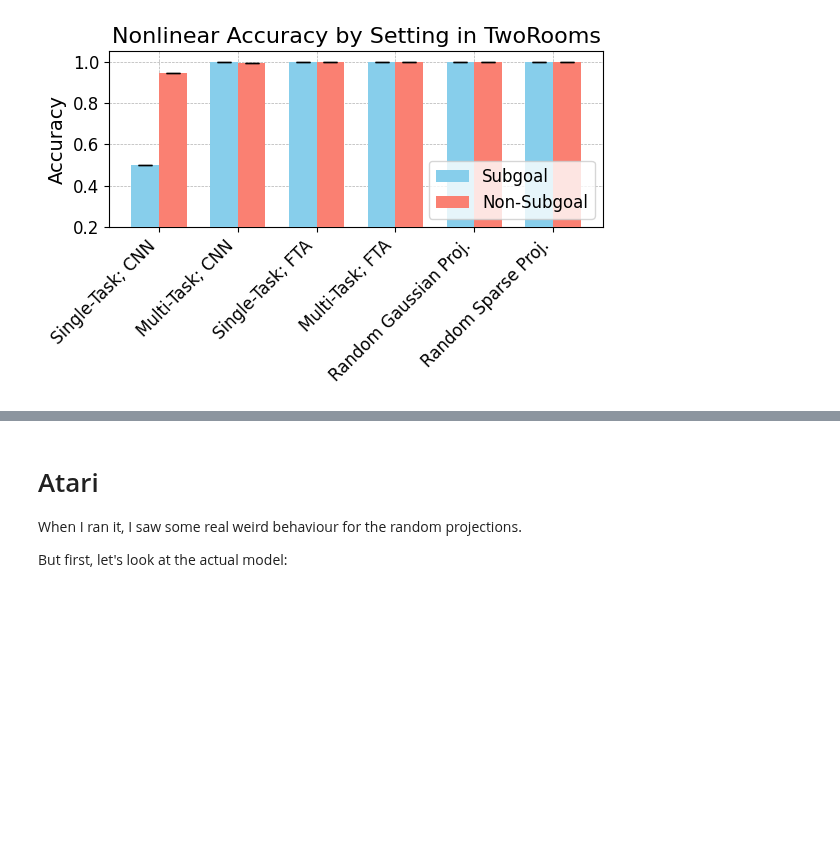
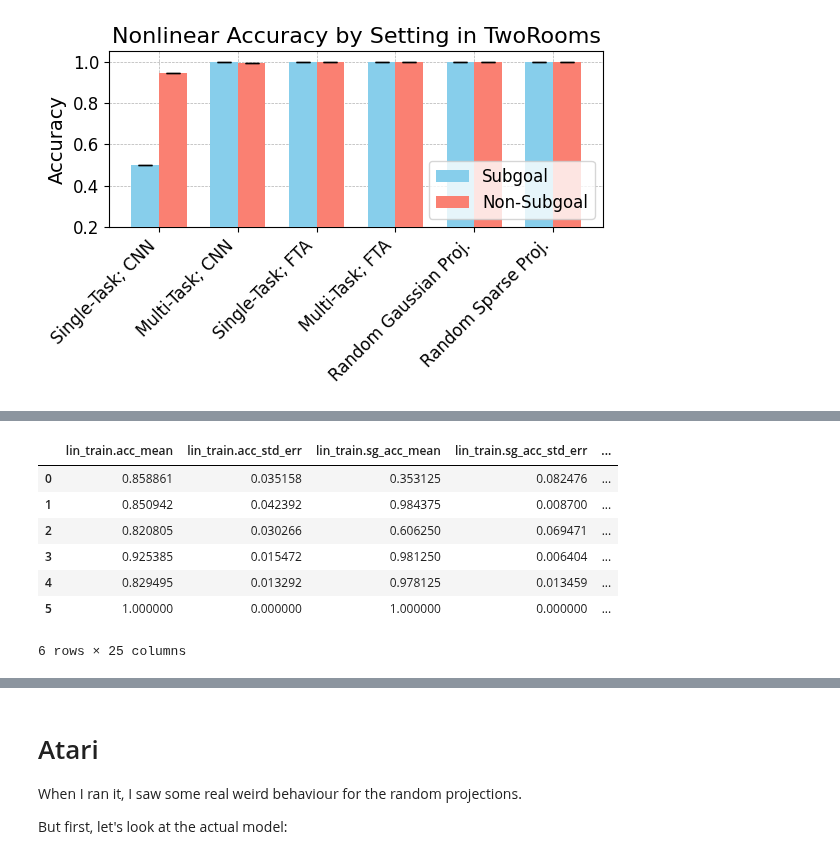
Before and after one commit to kevroi/discovery, a Jupyter notebook: discovery/class_analysis/load_results.ipynb, the cells around one changed output, grey strips where cells are left out. Drawn from its saved outputs; the diff is of its cells as text; code cells hidden in the pictures; blank space fills up the shorter version.

```diff
--- a/discovery/class_analysis/load_results.ipynb
+++ b/discovery/class_analysis/load_results.ipynb
@@ -108,6 +108,7 @@ label_mapping = {
     (True, datatypes.ModelType.CNN): "Multi-Task; CNN",
     (True, datatypes.ModelType.RANDOM_PROJ_GAUSS): "Random Gaussian Proj.",
     (True, datatypes.ModelType.RANDOM_PROJ_SPARSE): "Random Sparse Proj.",
+    (True, datatypes.ModelType.OBSERVATION): "Observation",
 }
 
 def clean_df(df, label_mapping):
@@ -294,0 +370,23 @@ create_bar_plot(
+# %%
+label_mapping_transfer = {
+    (False, datatypes.ModelType.FTA): "Single-Task; FTA",
+    (False, datatypes.ModelType.CNN): "Single-Task; CNN",
+    (True, datatypes.ModelType.FTA): "Multi-Task; FTA",
+    (True, datatypes.ModelType.CNN): "Multi-Task; CNN",
+    (True, datatypes.ModelType.RANDOM_PROJ_GAUSS): "Random Gaussian Proj.",
+    (True, datatypes.ModelType.RANDOM_PROJ_SPARSE): "Random Sparse Proj.",
+    (True, datatypes.ModelType.OBSERVATION): "Observation",
+}
+
+
+df_tr_transfer_clean = clean_df_V2(df_tr_transfer, label_mapping_transfer)
+df_tr_transfer_clean
+# %% [output]
+|  | lin_train.acc_mean | lin_train.acc_std_err | lin_train.sg_acc_mean | lin_train.sg_acc_std_err | ... |
+| 0 | 0.858861 | 0.035158 | 0.353125 | 0.082476 | ... |
+| 1 | 0.850942 | 0.042392 | 0.984375 | 0.008700 | ... |
+| 2 | 0.820805 | 0.030266 | 0.606250 | 0.069471 | ... |
+| 3 | 0.925385 | 0.015472 | 0.981250 | 0.006404 | ... |
+| 4 | 0.829495 | 0.013292 | 0.978125 | 0.013459 | ... |
+| 5 | 1.000000 | 0.000000 | 1.000000 | 0.000000 | ... |
+6 rows × 25 columns
```
Also changed, not shown: parts of 12 cells of this notebook, 4 other files.
